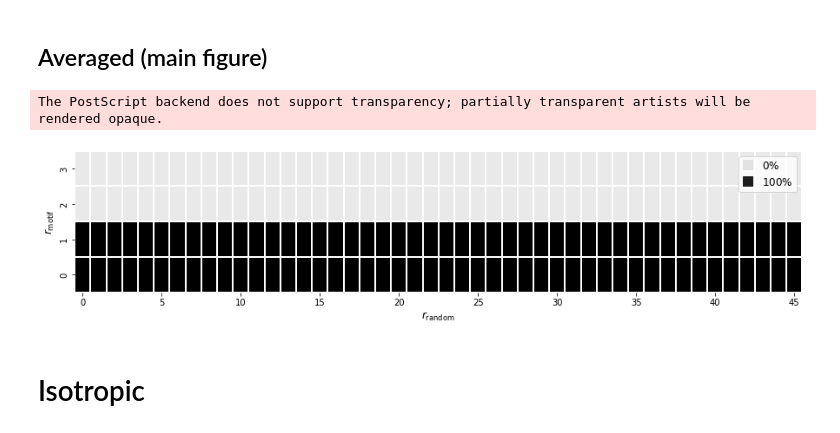
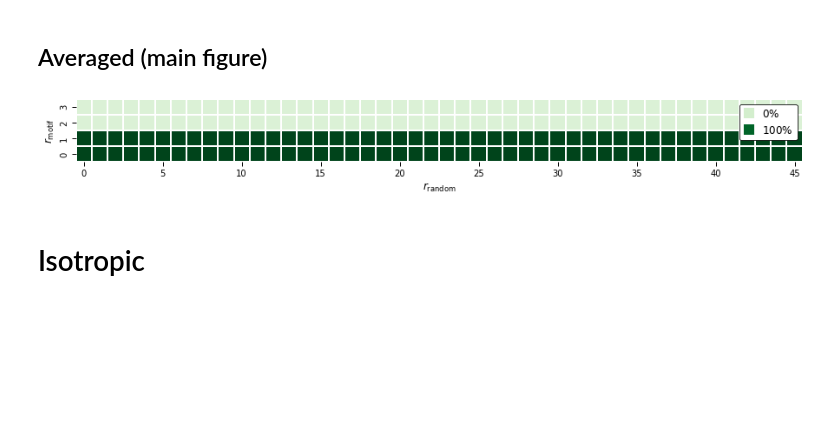
Before and after one commit to pierreosselin/structureaware, a Jupyter notebook: script_kernel/certificates.ipynb, the cells around one changed output. Cells and saved outputs as stored; diff of their text form; code cells hidden in the pictures; blank space fills up the shorter version.

Commit message:
update plots

```diff
--- a/script_kernel/certificates.ipynb
+++ b/script_kernel/certificates.ipynb
@@ -12,12 +12,17 @@ import seaborn as sns
 import matplotlib.pyplot as plt
 import pickle
 from matplotlib import cm
+import matplotlib as mpl
 import pandas as pd
 import networkx as nx
 from matplotlib import ticker
 from tqdm import tqdm
 from functools import lru_cache
 import scipy
+
+sns.set_context('paper')
+colour_cmap = mpl.colormaps['Greens']
+grey_cmap = mpl.colormaps['Greens']
 # %% [markdown]
 # Settings
 # %%
@@ -277,28 +281,26 @@ for i, p_a in enumerate(p_A):
         all_grids.append(grid)
 grid = np.array(all_grids).mean(0)
 # %%
-fig, ax = plt.subplots(figsize=(15, 3.))
+fig, ax = plt.subplots(figsize=(15, 1.5))
 
-sns.heatmap(grid.T, linewidth=0.1, ax=ax, cmap='Greys', vmin=-0.2, vmax=1, square=False, cbar=False)
+sns.heatmap(grid.T, linewidth=0.1, ax=ax, cmap=grey_cmap, vmin=-0.2, vmax=1, square=True, cbar=False)
 ax.invert_yaxis()
 #ax1.set_aspect('equal')
 ax.tick_params(axis='both', which='major', labelsize=10)
 
-custom_lines = [plt.Rectangle((0,0), height=20, width=20, linewidth=0, color=cmap(0.2)),
-                plt.Rectangle((0,0), height=20, width=20, linewidth=0, color=cmap(0.9))]
-ax.legend(custom_lines, ['$0\%$', r'$100\%$'], fontsize=12)
+custom_lines = [plt.Rectangle((0,0), height=20, width=20, linewidth=0, color=grey_cmap(0.2)),
+                plt.Rectangle((0,0), height=20, width=20, linewidth=0, color=grey_cmap(0.9))]
+ax.legend(custom_lines, ['$0\%$', r'$100\%$'], fontsize=12, framealpha=1, edgecolor='black')
 
 ax.set_ylabel(r'$r_\mathregular{motif}$', fontsize=12)
 ax.set_xlabel(r'$r_\mathregular{random}$', fontsize=12)
 
 #ax.xaxis.set_major_locator(ticker.MultipleLocator(5))
 ax.set_xticks(ax.get_xticks()[::5])
 
-
 fig.savefig('../figures/certificate_anis.eps', format='eps', bbox_inches='tight')
 # %% [output]
-The PostScript backend does not support transparency; partially transparent artists will be rendered opaque.
-[figure, old version]
+[figure, new version]
 # %% [markdown]
 # Isotropic
 # %%
```
Also changed, not shown: parts of 10 cells of this notebook.
